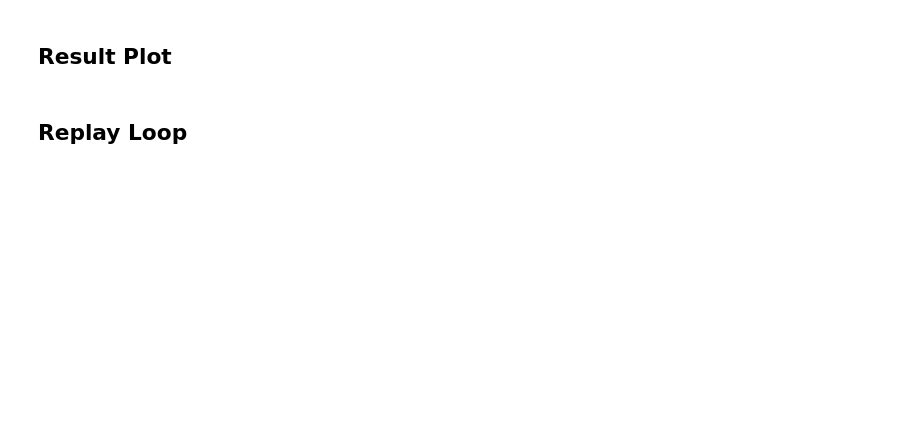
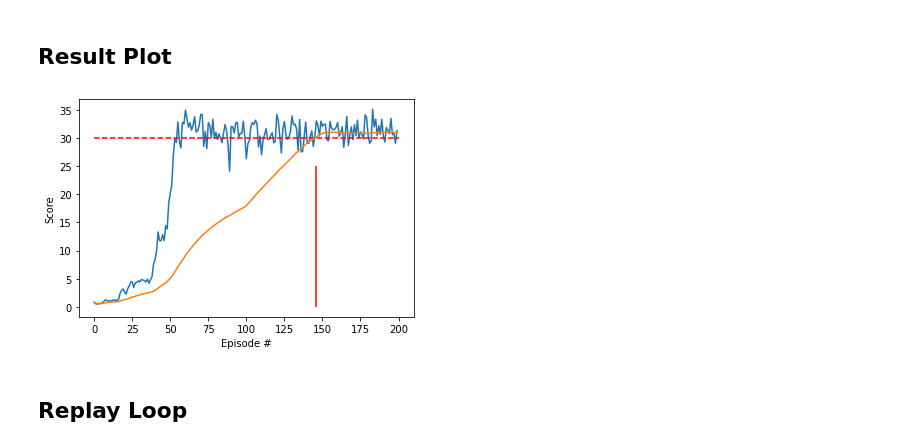
Before and after one commit to asiopueo/udacity-rl-p2, a Jupyter notebook: Continuous_Control.ipynb, the cells around one changed output. Cells and saved outputs as stored; diff of their text form; code cells hidden in the pictures; blank space fills up the shorter version.

```diff
--- a/Continuous_Control.ipynb
+++ b/Continuous_Control.ipynb
@@ -409,7 +421,6 @@ agent = Agent(buffer_size=10000, batch_size=64, gamma=0.98, epsilon=0.1, action_
 
 def training(n_episodes=200):
     tick = 0
-    #eps = 1. # eps is only defined as info
 
     success = False
 
@@ -434,7 +445,7 @@ def training(n_episodes=200):
             # Take action and record the reward and the successive state
             env_info = env.step(actions)[brain_name]
 
-            rewards = env_info.rewards
+            rewards = np.array(env_info.rewards)
             next_states = env_info.vector_observations
             dones = env_info.local_done
 
@@ -487,12 +516,15 @@ score_list, score_trailing_avg_list = training(200)
 # %%
 import matplotlib.pyplot as plt
 fig = plt.figure()
 ax = fig.add_subplot(111)
-#plt.hlines(30, 0, len(score_list), colors='red', linestyles='dashed', label='12 pts', zorder=15)
+plt.hlines(30, 0, len(score_list), colors='red', linestyles='dashed', label='12 pts', zorder=15)
+plt.vlines(146, 0, 35, colors='red', linestyles='solid', label='12 pts', zorder=15)
 plt.plot(np.arange(len(score_list)), score_list, zorder=5)
 plt.plot(np.arange(len(score_list)), score_trailing_avg_list, zorder=20)
 plt.ylabel('Score')
 plt.xlabel('Episode #')
 plt.show()
+# %% [output]
+[figure, added]
 # %% [markdown]
 ## Replay Loop
```
Also changed, not shown: parts of 4 cells of this notebook, 1 other file.
